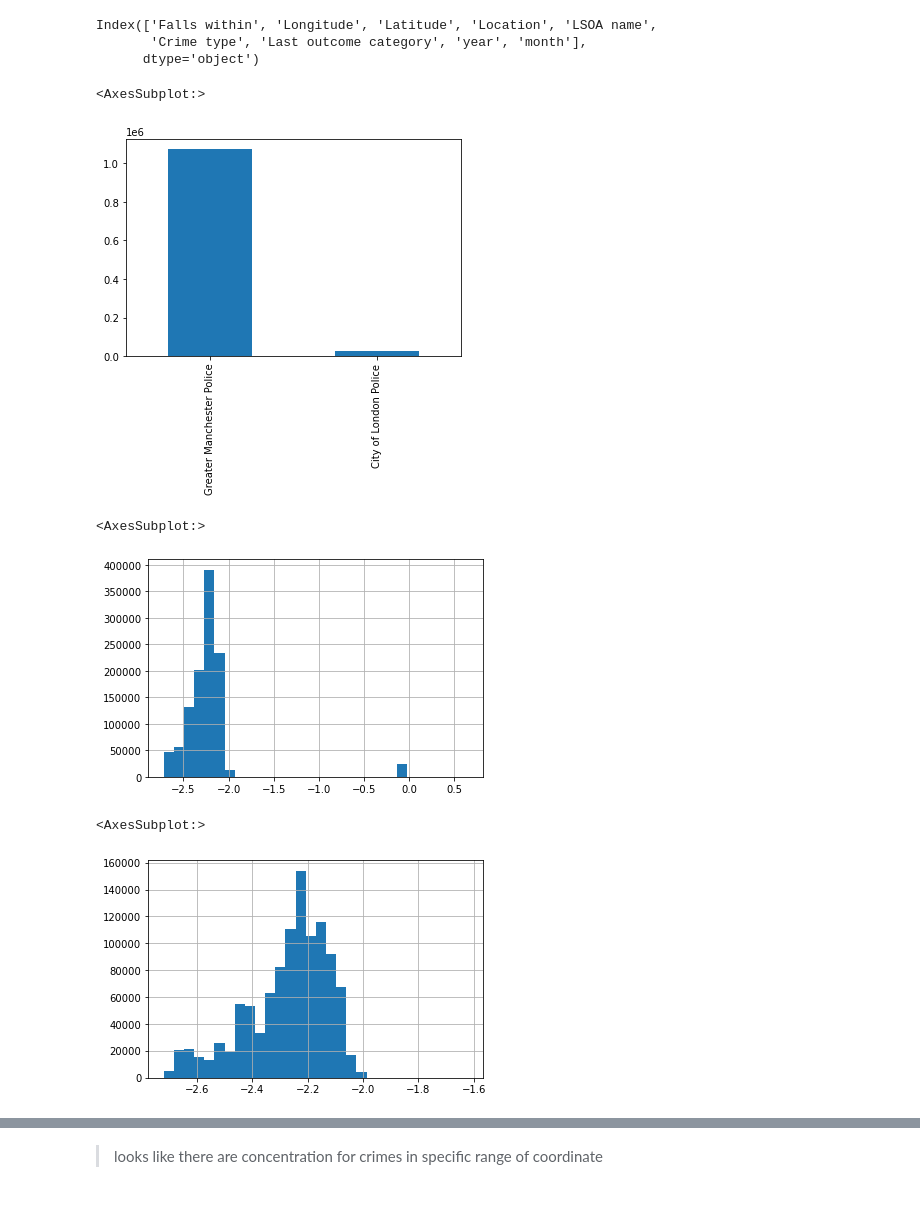
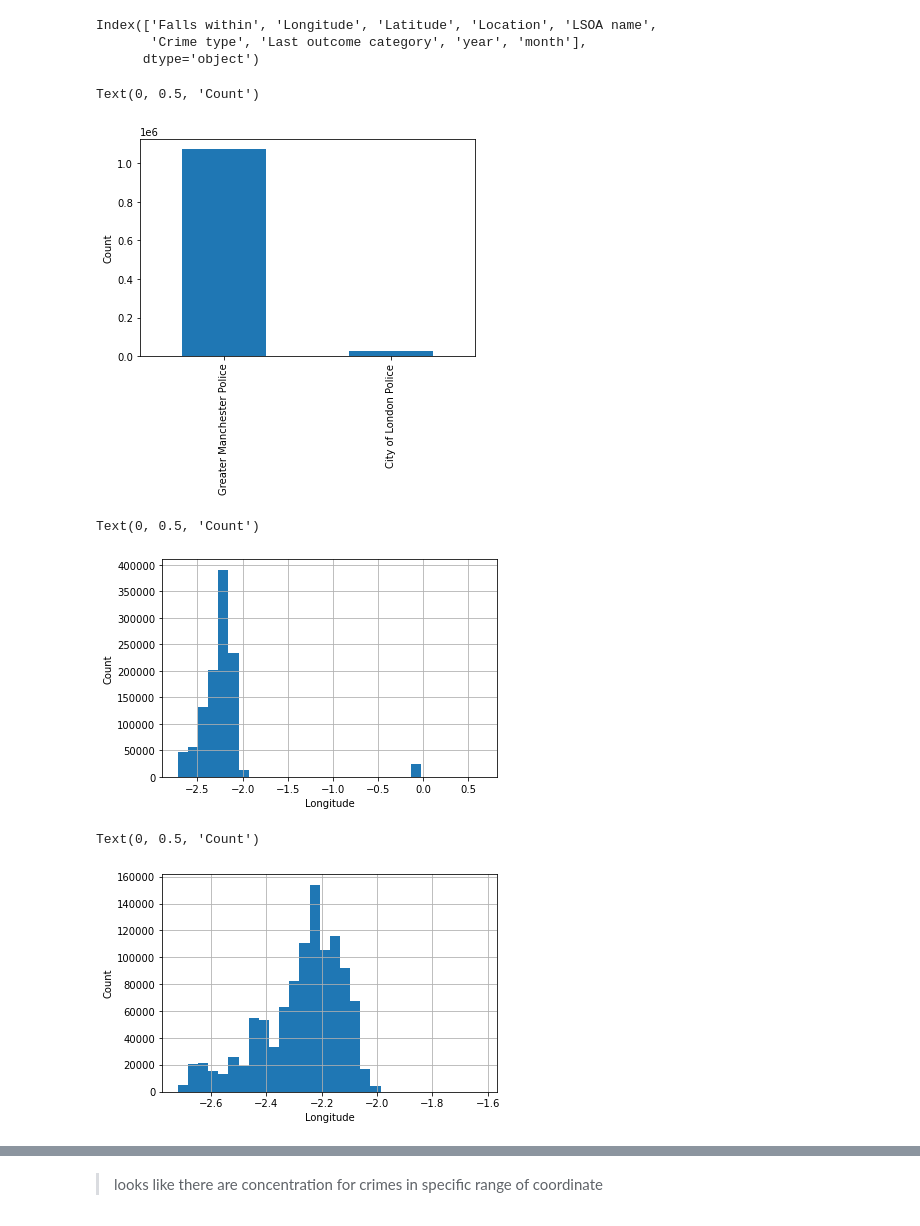
Before and after one commit to OmarInCS/udacity-crime-analysis, a Jupyter notebook: exploratory-analysis.ipynb, the cells around one changed output, grey strips where cells are left out. Saved outputs shown, nothing was run; the diff lists cells and outputs as text; code cells hidden in the pictures.

```diff
--- a/exploratory-analysis.ipynb
+++ b/exploratory-analysis.ipynb
@@ -409,20 +414,25 @@ Index(['Falls within', 'Longitude', 'Latitude', 'Location', 'LSOA name',
       dtype='object')
 # %%
 data['Falls within'].value_counts().plot.bar()
+plt.ylabel("Count")
 # %% [output]
-<AxesSubplot:>
+Text(0, 0.5, 'Count')
-[figure, old version]
+[figure, new version]
 # %%
 data['Longitude'].hist(bins=30)
+plt.xlabel("Longitude")
+plt.ylabel("Count")
 # %% [output]
-<AxesSubplot:>
+Text(0, 0.5, 'Count')
-[figure, old version]
+[figure, new version]
 # %%
 mask = data['Longitude'] < -1.5
 data.loc[mask, "Longitude"].hist(bins=30)
+plt.xlabel("Longitude")
+plt.ylabel("Count")
 # %% [output]
-<AxesSubplot:>
+Text(0, 0.5, 'Count')
-[figure, old version]
+[figure, new version]
 # %%
 mask = data['Longitude'] > -0.5
 data.loc[mask, "Longitude"].hist(bins=30)
```
Also changed, not shown: parts of 14 cells of this notebook, 3 other files.
